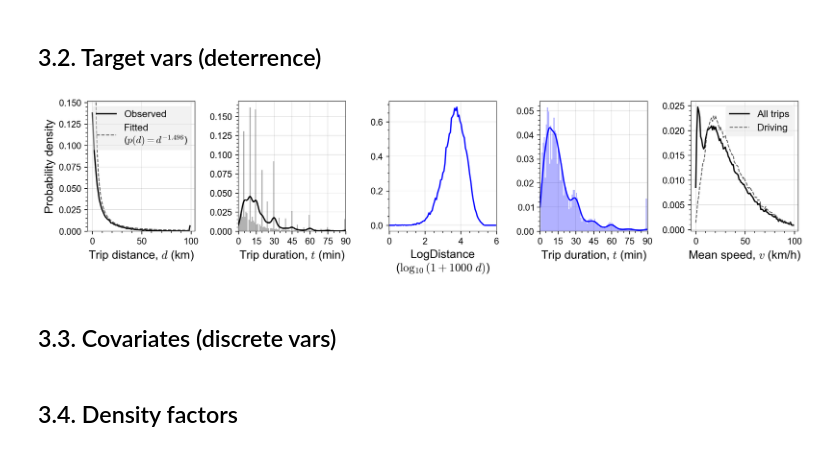
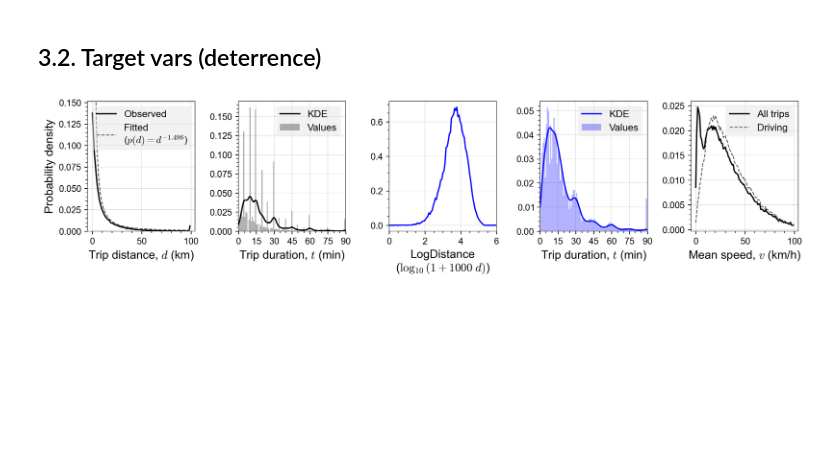
Before and after one commit to rvanxer/spr_4711, a Jupyter notebook: code/nhts_data.ipynb, the cells around one changed output. Saved outputs shown, nothing was run; the diff lists cells and outputs as text; code cells hidden in the pictures; blank space fills up the shorter version.

Commit message:
Updated figures for the paper after finalizing factors

```diff
--- a/code/nhts_data.ipynb
+++ b/code/nhts_data.ipynb
@@ -85,7 +85,7 @@ def get_trip_data(overwrite=False, seed=1234):
     df['HomeOwn'] = classify('homeown', {1: 'Own', 2: 'Rent'})
     ## Origin/destination attributes
     # df['Region'] = cut('census_r', [1, 2, 3], ['Northeast', 'Midwest', 'South', 'West'])
-    df['MSAKind'] = classify('msacat', {1: 'Big + rail', 2: 'Big - rail', 3: 'Small', 4: 'Not MSA'})
+    df['Subway'] = classify('msacat', {1: 'Yes', 2: 'No', 3: 'N/A', 4: 'N/A'})
     df['UrbanO'] = classify('obhur', D(R='Rural', S='Suburban', T='Suburban', C='Urban', U='Urban'))
     df['UrbanD'] = classify('dbhur', D(R='Rural', S='Suburban', T='Suburban', C='Urban', U='Urban'))
     df['PopDensityO'] = cut('otppopdn', [0, 1000, 4000], ['n/a', 'Low', 'Mid', 'High'])
@@ -152,37 +163,35 @@ def fig_deterrence_distr(data=trips, size=(12, 3), dpi=150):
     ax = pplot(axes[0], xlab='Trip distance, $d$ (km)', ylab='Probability density')
     x, y = hist('Distance', 100)
     ax.set_ylim(ymax=y.max() * 1.1)
     ax.plot(x, y, color='k', label='Observed')
     reg = LinearRegression(fit_intercept=False)
     lnx, lny = np.log(1e-6 + x).reshape((-1, 1)), np.log(y)
     a = reg.fit(lnx, lny).coef_[0]
     label = 'Fitted\n($p(d)=d^{%.3f}$)' % a
     ax.plot(x, (1e-6 + x) ** a, ls='--', lw=1, color='#555', label=label)
     ax.legend()
     ## Original and modified trip durations
     for i, var, color in [(1, 'RawDuration', 'k'), (3, 'Duration', 'b')]:
         ax = pplot(axes[i], xlab='Trip duration, $t$ (min)', xlim=(0, 90))
-        ax.bar(*hist(var, 90), color=color, width=0.9, alpha=0.3)
-        sns.kdeplot(data[var], ax=ax, bw_adjust=1.75, clip=(0, 90), color=color)
+        ax.bar(*hist(var, 90), color=color, width=0.9, alpha=0.3, label='Values')
+        sns.kdeplot(data[var], ax=ax, bw_adjust=1.75, clip=(0, 90),
+                    color=color, label='KDE')
         ax.set_ylabel('')
+        ax.legend()
         ax.set_xticks(np.arange(0, 91, 15))
         ax.xaxis.set_minor_locator(mpl.ticker.MultipleLocator(5))
     ## LogDistance
     ax = pplot(axes[2], xlim=(0, 6), xlab='LogDistance\n($\log_{10}(1 + 1000\;d)$)')
     ax.plot(*hist('LogDistance', 6), color='b')
     ## Speed
     ax = pplot(axes[4], xlab='Mean speed, $v$ (km/h)')
     ax.plot(*hist('Speed', 100), color='k', label='All trips')
     ax.plot(*hist('Speed', 100, query='Mode=="Drive"'),
             color='#555', ls='--', lw=1, label='Driving')
     ax.legend()
     plt.tight_layout()
     imsave('NHTS deterrence distributions', root='../fig/nhts')
 
 x = fig_deterrence_distr(dpi=250); x # t=0:10
 # %% [output]
-[figure, old version]
+[figure, new version]
-# %% [markdown]
-## 3.3. Covariates (discrete vars)
-# %% [markdown]
-## 3.4. Density factors
```
Also changed, not shown: parts of 5 cells of this notebook, 1 other file.
